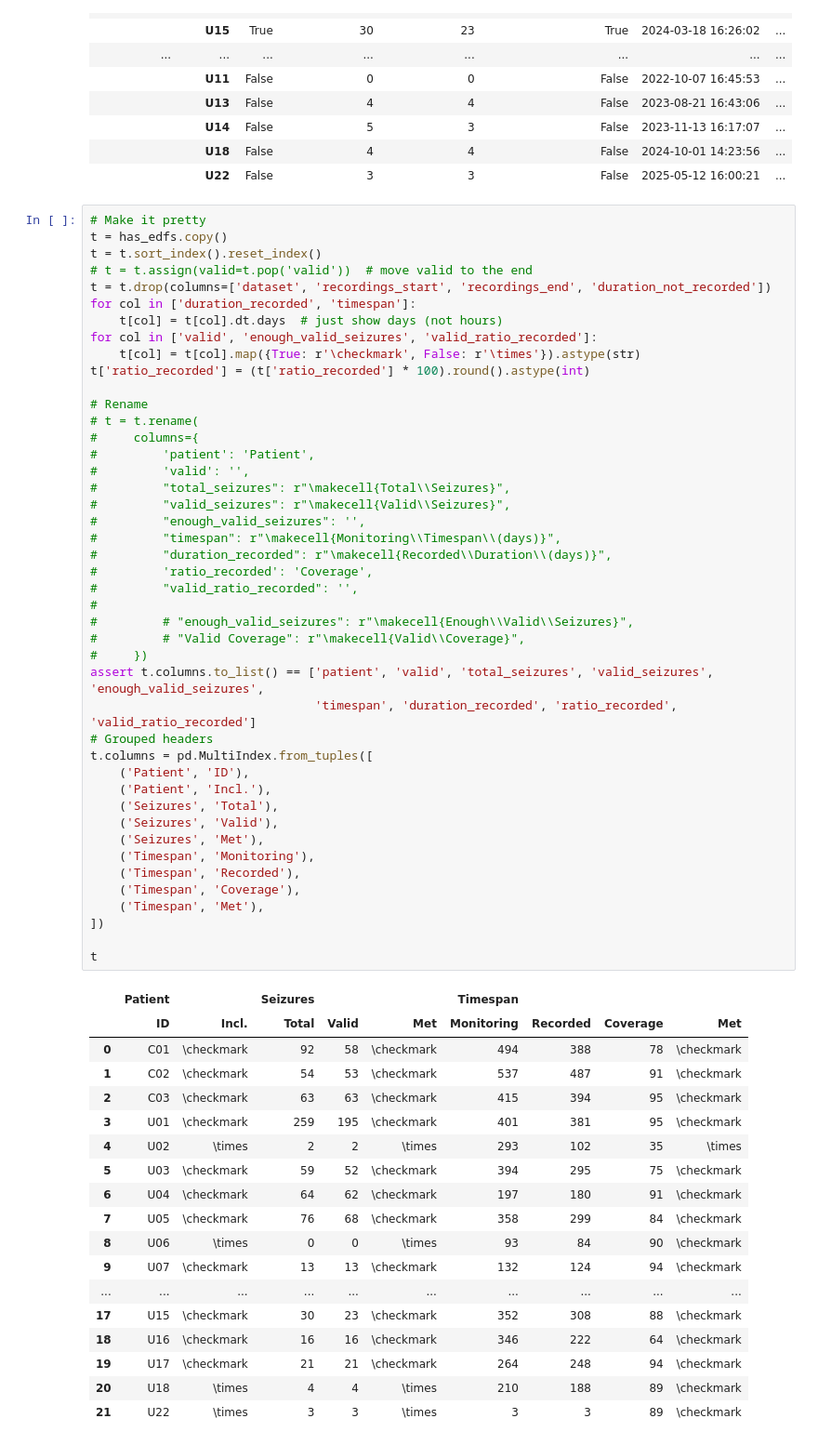
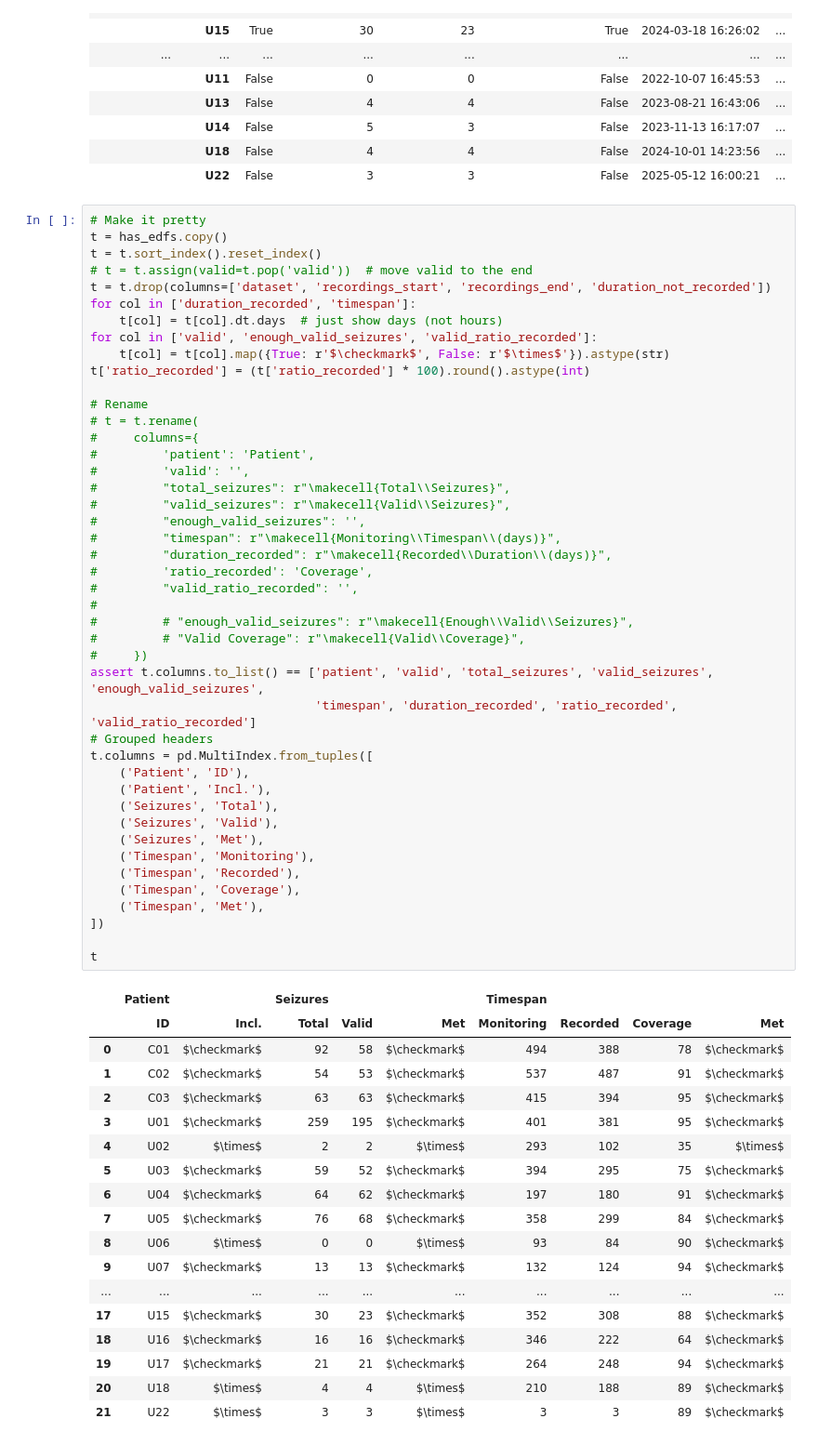
Before and after one commit to Julian-Webb/SeizurePredictionThesis, a Jupyter notebook: written_thesis/inclusion_criteria_table.ipynb, the cells around one changed output. Shown at 93% size. Saved outputs shown, nothing was run; the diff lists cells and outputs as text.

```diff
--- a/written_thesis/inclusion_criteria_table.ipynb
+++ b/written_thesis/inclusion_criteria_table.ipynb
@@ -101,7 +101,7 @@ t = t.drop(columns=['dataset', 'recordings_start', 'recordings_end', 'duration_n
 for col in ['duration_recorded', 'timespan']:
     t[col] = t[col].dt.days  # just show days (not hours)
 for col in ['valid', 'enough_valid_seizures', 'valid_ratio_recorded']:
-    t[col] = t[col].map({True: r'\checkmark', False: r'\times'}).astype(str)
+    t[col] = t[col].map({True: r'$\checkmark$', False: r'$\times$'}).astype(str)
 t['ratio_recorded'] = (t['ratio_recorded'] * 100).round().astype(int)
 
 # Rename
@@ -112,49 +112,49 @@ t['ratio_recorded'] = (t['ratio_recorded'] * 100).round().astype(int)
 #         "total_seizures": r"\makecell{Total\\Seizures}",
 #         "valid_seizures": r"\makecell{Valid\\Seizures}",
 #         "enough_valid_seizures": '',
 #         "timespan": r"\makecell{Monitoring\\Timespan\\(days)}",
 #         "duration_recorded": r"\makecell{Recorded\\Duration\\(days)}",
 #         'ratio_recorded': 'Coverage',
 #         "valid_ratio_recorded": '',
 #
 #         # "enough_valid_seizures": r"\makecell{Enough\\Valid\\Seizures}",
 #         # "Valid Coverage": r"\makecell{Valid\\Coverage}",
 #     })
 assert t.columns.to_list() == ['patient', 'valid', 'total_seizures', 'valid_seizures', 'enough_valid_seizures',
                                'timespan', 'duration_recorded', 'ratio_recorded', 'valid_ratio_recorded']
 # Grouped headers
 t.columns = pd.MultiIndex.from_tuples([
     ('Patient', 'ID'),
     ('Patient', 'Incl.'),
     ('Seizures', 'Total'),
     ('Seizures', 'Valid'),
     ('Seizures', 'Met'),
     ('Timespan', 'Monitoring'),
     ('Timespan', 'Recorded'),
     ('Timespan', 'Coverage'),
     ('Timespan', 'Met'),
 ])
 
 t
 # %% [output]
 |  | Patient |  | Seizures |  |  | Timespan |  |  |  |
 |  | ID | Incl. | Total | Valid | Met | Monitoring | Recorded | Coverage | Met |
-| 0 | C01 | \checkmark | 92 | 58 | \checkmark | 494 | 388 | 78 | \checkmark |
-| 1 | C02 | \checkmark | 54 | 53 | \checkmark | 537 | 487 | 91 | \checkmark |
-| 2 | C03 | \checkmark | 63 | 63 | \checkmark | 415 | 394 | 95 | \checkmark |
-| 3 | U01 | \checkmark | 259 | 195 | \checkmark | 401 | 381 | 95 | \checkmark |
-| 4 | U02 | \times | 2 | 2 | \times | 293 | 102 | 35 | \times |
-| 5 | U03 | \checkmark | 59 | 52 | \checkmark | 394 | 295 | 75 | \checkmark |
-| 6 | U04 | \checkmark | 64 | 62 | \checkmark | 197 | 180 | 91 | \checkmark |
-| 7 | U05 | \checkmark | 76 | 68 | \checkmark | 358 | 299 | 84 | \checkmark |
-| 8 | U06 | \times | 0 | 0 | \times | 93 | 84 | 90 | \checkmark |
-| 9 | U07 | \checkmark | 13 | 13 | \checkmark | 132 | 124 | 94 | \checkmark |
+| 0 | C01 | $\checkmark$ | 92 | 58 | $\checkmark$ | 494 | 388 | 78 | $\checkmark$ |
+| 1 | C02 | $\checkmark$ | 54 | 53 | $\checkmark$ | 537 | 487 | 91 | $\checkmark$ |
+| 2 | C03 | $\checkmark$ | 63 | 63 | $\checkmark$ | 415 | 394 | 95 | $\checkmark$ |
+| 3 | U01 | $\checkmark$ | 259 | 195 | $\checkmark$ | 401 | 381 | 95 | $\checkmark$ |
+| 4 | U02 | $\times$ | 2 | 2 | $\times$ | 293 | 102 | 35 | $\times$ |
+| 5 | U03 | $\checkmark$ | 59 | 52 | $\checkmark$ | 394 | 295 | 75 | $\checkmark$ |
+| 6 | U04 | $\checkmark$ | 64 | 62 | $\checkmark$ | 197 | 180 | 91 | $\checkmark$ |
+| 7 | U05 | $\checkmark$ | 76 | 68 | $\checkmark$ | 358 | 299 | 84 | $\checkmark$ |
+| 8 | U06 | $\times$ | 0 | 0 | $\times$ | 93 | 84 | 90 | $\checkmark$ |
+| 9 | U07 | $\checkmark$ | 13 | 13 | $\checkmark$ | 132 | 124 | 94 | $\checkmark$ |
 | ... | ... | ... | ... | ... | ... | ... | ... | ... | ... |
-| 17 | U15 | \checkmark | 30 | 23 | \checkmark | 352 | 308 | 88 | \checkmark |
-| 18 | U16 | \checkmark | 16 | 16 | \checkmark | 346 | 222 | 64 | \checkmark |
-| 19 | U17 | \checkmark | 21 | 21 | \checkmark | 264 | 248 | 94 | \checkmark |
-| 20 | U18 | \times | 4 | 4 | \times | 210 | 188 | 89 | \checkmark |
-| 21 | U22 | \times | 3 | 3 | \times | 3 | 3 | 89 | \checkmark |
+| 17 | U15 | $\checkmark$ | 30 | 23 | $\checkmark$ | 352 | 308 | 88 | $\checkmark$ |
+| 18 | U16 | $\checkmark$ | 16 | 16 | $\checkmark$ | 346 | 222 | 64 | $\checkmark$ |
+| 19 | U17 | $\checkmark$ | 21 | 21 | $\checkmark$ | 264 | 248 | 94 | $\checkmark$ |
+| 20 | U18 | $\times$ | 4 | 4 | $\times$ | 210 | 188 | 89 | $\checkmark$ |
+| 21 | U22 | $\times$ | 3 | 3 | $\times$ | 3 | 3 | 89 | $\checkmark$ |
 # %%
 from pathlib import Path
 
```
Also changed, not shown: parts of 1 cell of this notebook, 7 other files.
